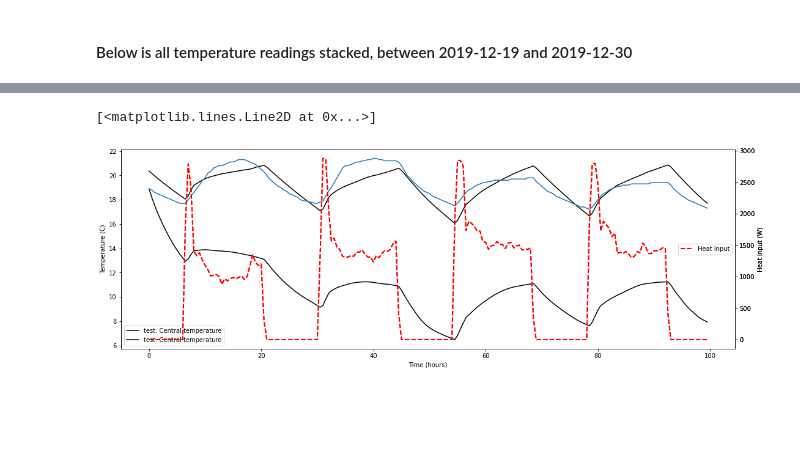
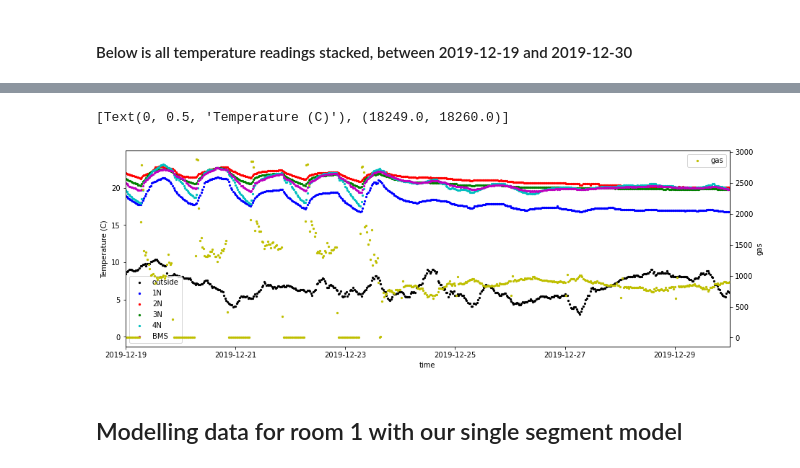
Before and after one commit to harry-rendell/building_simulation, a Jupyter notebook: parsing_stoke.ipynb, the cells around one changed output, grey strips where cells are left out. Cells and saved outputs as stored; diff of their text form; code cells hidden in the pictures; blank space fills up the shorter version.

Commit message:
testing model on data from different rooms

```diff
--- a/parsing_stoke.ipynb
+++ b/parsing_stoke.ipynb
@@ -52,5 +29,0 @@ ax.set(ylabel = 'Temperature (C)', xlim=xlim2)
-# %%
-fig, axes = plt.subplots(10,1, figsize=(15,20), sharex=True)
-for ax, col in zip(axes,df.columns[1:]):
-    df.plot(x='time', y=col, kind='scatter', s=0.1, ax=ax, xlim=xlim1, label=col)
-    ax.set(ylabel = 'Temp (C)')
@@ -69,8 +29,0 @@ from datetime import datetime
-# %%
-df = pd.read_csv('data/stoke_delta_t.csv', comment='#')
-df = df.dropna()
-df['time'] = pd.to_datetime(df['time'])
-df['timestamp'] = df['time'].values.astype(np.int64)//10**9 # Add a timestamp column, measured in seconds
-cols = ['outside','1N','2N','3N','4N','BMS'] # select a subset of columns
-df['gas'] *= 4e4/(3600) # convert kW*h to W*s (factor of 2 for 1/2 hour?)
-df.describe()
@@ -108,8 +29,0 @@ T_guess = sys_guess.run(times=times).flatten()
-# %%
-fig, axes = plt.subplots(2,2, figsize=(15,8))
-idx_range = -1
-y = [Q_in, T_out, Ts_true, T_guess]
-labels = ['Boiler', 'Outside Temp', 'Room Temp', 'Estimated Temp']
-for i, ax in enumerate(axes.ravel()):
-    ax.plot(times[:idx_range]/(3600*24), y[i][:idx_range])
-    ax.set(ylabel='Temperature (C)', xlabel='Time (days)', title=labels[i]);
@@ -135,8 +29,0 @@ Ts = sys_fit.run(times=times).flatten()
-# %%
-fig, axes = plt.subplots(2,2, figsize=(15,8))
-idx_range = -1
-y = [Q_in, T_out, Ts_true, Ts]
-labels = ['Boiler', 'Outside Temp', 'Room Temp', 'Estimated Temp']
-for i, ax in enumerate(axes.ravel()):
-    ax.plot(times[:idx_range]/(3600*24), y[i][:idx_range])
-    ax.set(ylabel='Temperature (C)', xlabel='Time (days)', title=labels[i]);
@@ -145,8 +29,0 @@ for i, ax in enumerate(axes.ravel()):
-# %%
-figax = sys_guess.plot();
-sys_fit.plot(figax=figax)
-fig, ax = figax
-ax.plot(times/3600, y[2], label='True temp')
-# %% [output]
-[<matplotlib.lines.Line2D at 0x...>]
-[figure, removed]
@@ -166,0 +30,18 @@ ax.plot(times/3600, y[2], label='True temp')
+# %%
+# define two time ranges to plot over
+fmt = '%Y-%m-%dT%H:%M:%S.%f'
+xlim1 = [datetime.strptime(time, fmt) for time in ['2020-02-13T00:00:00.00','2020-02-15T00:00:00.00']]
+xlim2 = [datetime.strptime(time, fmt) for time in ['2019-12-19T00:00:00.00','2019-12-30T00:00:00.00']]
+fig, ax = plt.subplots(1,1, figsize=(15,5))
+colors = 'kbrgcm'
+for i, col in enumerate(cols):
+    df.plot(x='time', y=col, kind='scatter', s=5, ax=ax, label=col, color=colors[i])
+ax2 = ax.twinx()
+df.plot(x='time', y='gas', kind='scatter', s=5, ax=ax2, color='y', label='gas')
+ax.set(ylabel = 'Temperature (C)', xlim=xlim2)
+# ax.legend()
+# %% [output]
+[Text(0, 0.5, 'Temperature (C)'), (18249.0, 18260.0)]
+[figure, added]
+# %% [markdown]
+## Modelling data for room 1 with our single segment model
```
Also changed, not shown: parts of 38 cells of this notebook, 1 other file.
